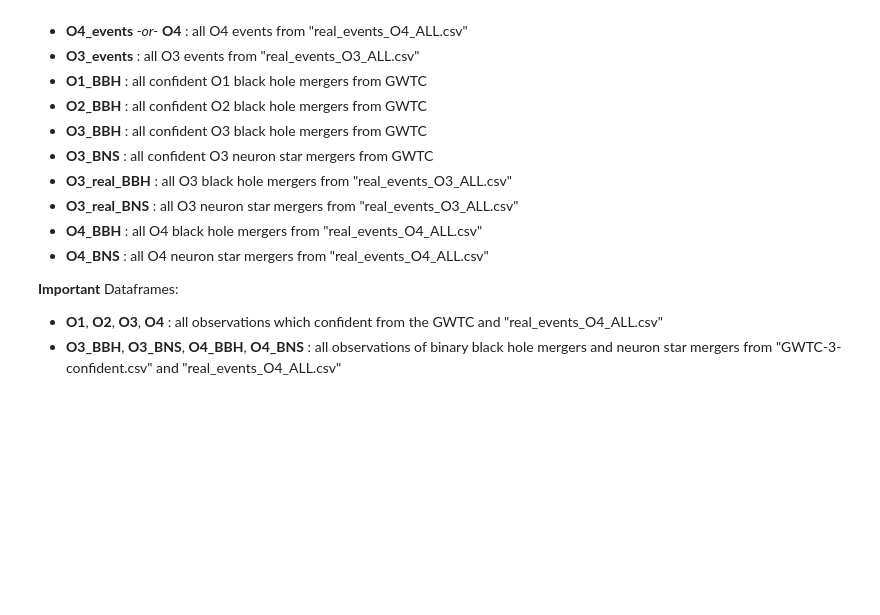
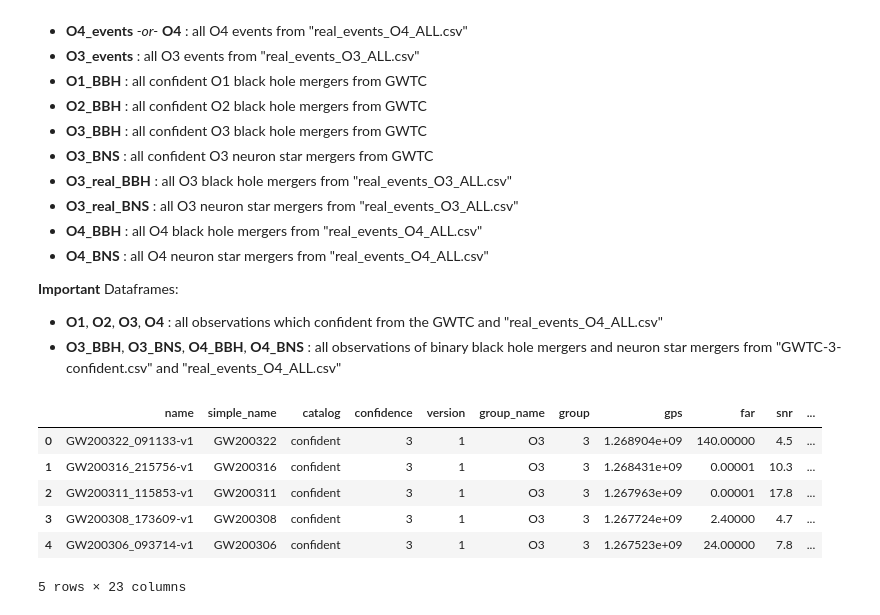
Before and after one commit to AndrewValentini/Gravitational-Waves-Research-23-24, a Jupyter notebook: Data Analysis/DataFormat.ipynb, the cells around one changed output. Cells and saved outputs as stored; diff of their text form; code cells hidden in the pictures; blank space fills up the shorter version.

```diff
--- a/Data Analysis/DataFormat.ipynb
+++ b/Data Analysis/DataFormat.ipynb
@@ -1,9 +1,6 @@
 # %%
 import pandas as pd
 import numpy as np
-import matplotlib.pyplot as plt
-import seaborn as sns
-from sklearn.preprocessing import MinMaxScaler
 
 # converts name to GW###### format for visualization purposes
 def simplify_name(name):
@@ -76,11 +73,7 @@ O1_all["group_name"] = np.array(["O" + str(group) for group in O1_all["group"]])
 O1_all = O1_all[["name", "simple_name", "catalog", "confidence", "version", "group_name", "group", "GPS", "far", "network_matched_filter_snr", "mass_1_source", "mass_2_source", "chirp_mass_source", "redshift", "luminosity_distance", "p_astro", "chi_eff"]]
 O1_all = O1_all.rename(columns={"p_astro": "prob", "chi_eff": "effective_spin", "network_matched_filter_snr": "snr", "GPS": "gps", "mass_1_source": "mass1", "mass_2_source": "mass2", "chirp_mass_source": "chirp_mass", "combined_far": "far"})
 
-observations = O3_all
-observations = observations.append(O2_confident)
-observations = observations.append(O2_marginal)
-observations = observations.append(O2_auxiliary)
-observations = observations.append(O1_all)
+observations = pd.concat([O3_all, O2_confident, O2_marginal, O2_auxiliary, O1_all])
 
 observations["total_mass"] = observations["mass1"] + observations["mass2"]
 observations["mass_ratio"] = observations["mass1"] / observations["mass2"]
@@ -91,14 +84,6 @@ observations["is_O2"] = observations["group"] == 2
 observations["is_O3"] = observations["group"] == 3
 
 confident = observations[observations['confidence'] == 3]
-
-confident_blackholes = confident[confident['mass1'] > 2.16] # Only black hole binaries
-
-confident_neutrons = confident[confident['mass1'] <= 2.16] # Only neutron star binaries
-confident_neutrons = confident_neutrons[confident_neutrons['mass2'] <= 2.16]
-
-confident_mixed = confident[confident['mass1'] <= 2.16] # Only black hole + neutron star binaries
-confident_mixed = confident_mixed[confident_mixed['mass2'] > 2.16]
 
 O3 = confident[confident['group'] == 3]
 O2 = confident[confident['group'] == 2]
@@ -116,14 +101,14 @@ O3_all["group"] = np.array([3 for _ in range(O3_all["eventid"].size)])
 O3_all["group_name"] = np.array(["O" + str(group) for group in O3_all["group"]])
 O3_all = O3_all.rename(columns={"combined_far": "far"})
 
-events = O4_all
-events = events.append(O3_all)
-events_BBH = events[events["mass2"] > 2.16]
-events_BNS = events[events["mass2"] <= 2.16]
+events = pd.concat([O4_all, O3_all])
 
 events["total_mass"] = events["mass1"] + events["mass2"]
 events["mass_ratio"] = events["mass1"] / events["mass2"]
 events["mass_dos"] = abs(events["mass2"] - events["mass1"]) / events["total_mass"]
+
+events_BBH = events[events["mass2"] > 2.16]
+events_BNS = events[events["mass2"] <= 2.16]
 
 O4_events = events[events['group'] == 4]
 O4 = O4_events
@@ -133,10 +118,12 @@ O1_BBH = O1[O1["mass2"] > 2.16]
 O2_BBH = O2[O2["mass2"] > 2.16]
 O3_BBH = O3[O3["mass2"] > 2.16]
 O3_BNS = O3[O3["mass2"] <= 2.16]
-O3_real_BBH = O3_events[O3_events["mass2" > 2.16]]
-O3_real_BNS = O3_events[O3_events["mass2" <= 2.16]]
+O3_events_BBH = O3_events[O3_events["mass2"] > 2.16]
+O3_events_BNS = O3_events[O3_events["mass2"] <= 2.16]
 O4_BBH = O4_events[O4_events["mass2"] > 2.16]
+O4_events_BBH = O4_BBH
 O4_BNS = O4_events[O4_events["mass2"] <= 2.16]
+O4_events_BNS = O4_BNS
 # %% [markdown]
 - **observations** : all events from GWTC including marginal and auxiliary
 - **confident** : all events from GWTC marked as confident
@@ -161,3 +148,13 @@ O4_BNS = O4_events[O4_events["mass2"] <= 2.16]
 
 - **O1**, **O2**, **O3**, **O4** : all observations which confident from the GWTC and "real_events_O4_ALL.csv"
 - **O3_BBH**, **O3_BNS**, **O4_BBH**, **O4_BNS** : all observations of binary black hole mergers and neuron star mergers from "GWTC-3-confident.csv" and "real_events_O4_ALL.csv"
+# %%
+observations.head()
+# %% [output]
+|  | name | simple_name | catalog | confidence | version | group_name | group | gps | far | snr | ... |
+| 0 | GW200322_091133-v1 | GW200322 | confident | 3 | 1 | O3 | 3 | 1.268904e+09 | 140.00000 | 4.5 | ... |
+| 1 | GW200316_215756-v1 | GW200316 | confident | 3 | 1 | O3 | 3 | 1.268431e+09 | 0.00001 | 10.3 | ... |
+| 2 | GW200311_115853-v1 | GW200311 | confident | 3 | 1 | O3 | 3 | 1.267963e+09 | 0.00001 | 17.8 | ... |
+| 3 | GW200308_173609-v1 | GW200308 | confident | 3 | 1 | O3 | 3 | 1.267724e+09 | 2.40000 | 4.7 | ... |
+| 4 | GW200306_093714-v1 | GW200306 | confident | 3 | 1 | O3 | 3 | 1.267523e+09 | 24.00000 | 7.8 | ... |
+5 rows × 23 columns
```
Also changed, not shown: parts of 6 cells of this notebook, 2 other files.
